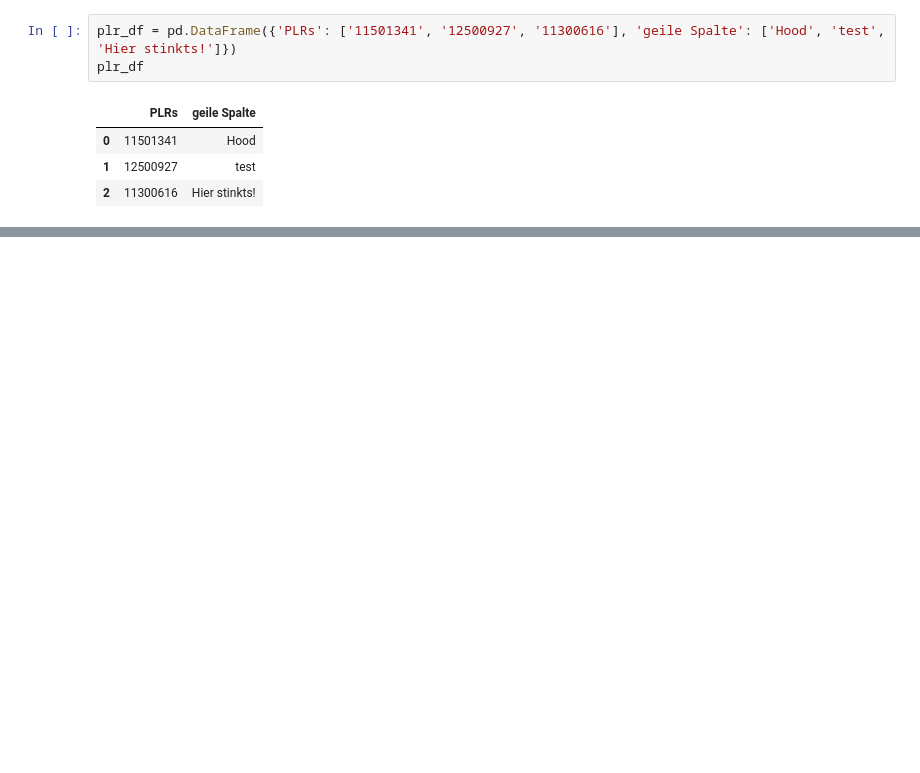
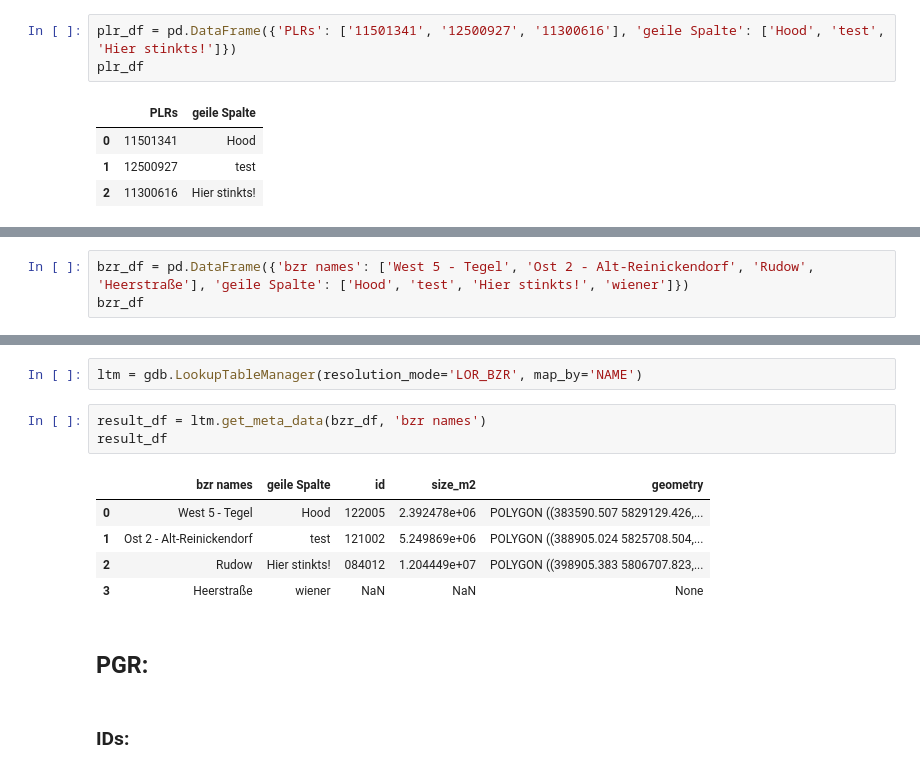
Before and after one commit to Lucky-0ne/geodata_berlin, a Jupyter notebook: main/python_package/explore_my_pp.ipynb, the cells around one changed output, grey strips where cells are left out. Saved outputs shown, nothing was run; the diff lists cells and outputs as text; blank space fills up the shorter version.

```diff
--- a/main/python_package/explore_my_pp.ipynb
+++ b/main/python_package/explore_my_pp.ipynb
@@ -51,0 +108,3 @@ result_df.explore()
+# %%
+bzr_df = pd.DataFrame({'bzr names': ['West 5 - Tegel', 'Ost 2 - Alt-Reinickendorf', 'Rudow', 'Heerstraße'], 'geile Spalte': ['Hood', 'test', 'Hier stinkts!', 'wiener']})
+bzr_df
@@ -51,0 +117,15 @@ result_df.explore()
+# %%
+ltm = gdb.LookupTableManager(resolution_mode='LOR_BZR', map_by='NAME')
+# %%
+result_df = ltm.get_meta_data(bzr_df, 'bzr names')
+result_df
+# %% [output]
+|  | bzr names | geile Spalte | id | size_m2 | geometry |
+| 0 | West 5 - Tegel | Hood | 122005 | 2.392478e+06 | POLYGON ((383590.507 5829129.426,... |
+| 1 | Ost 2 - Alt-Reinickendorf | test | 121002 | 5.249869e+06 | POLYGON ((388905.024 5825708.504,... |
+| 2 | Rudow | Hier stinkts! | 084012 | 1.204449e+07 | POLYGON ((398905.383 5806707.823,... |
+| 3 | Heerstraße | wiener | NaN | NaN | None |
+# %% [markdown]
+## PGR:
+# %% [markdown]
+### IDs:
```
Also changed, not shown: parts of 26 cells of this notebook, 28 other files.
